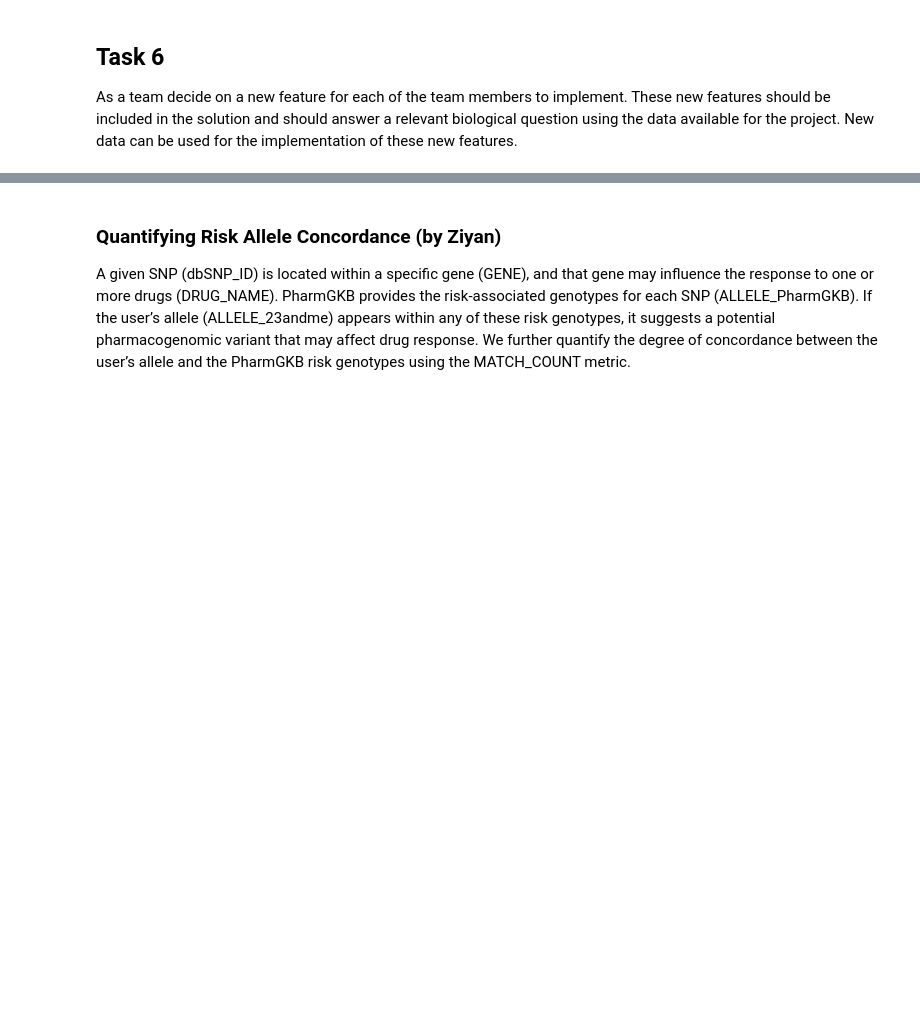
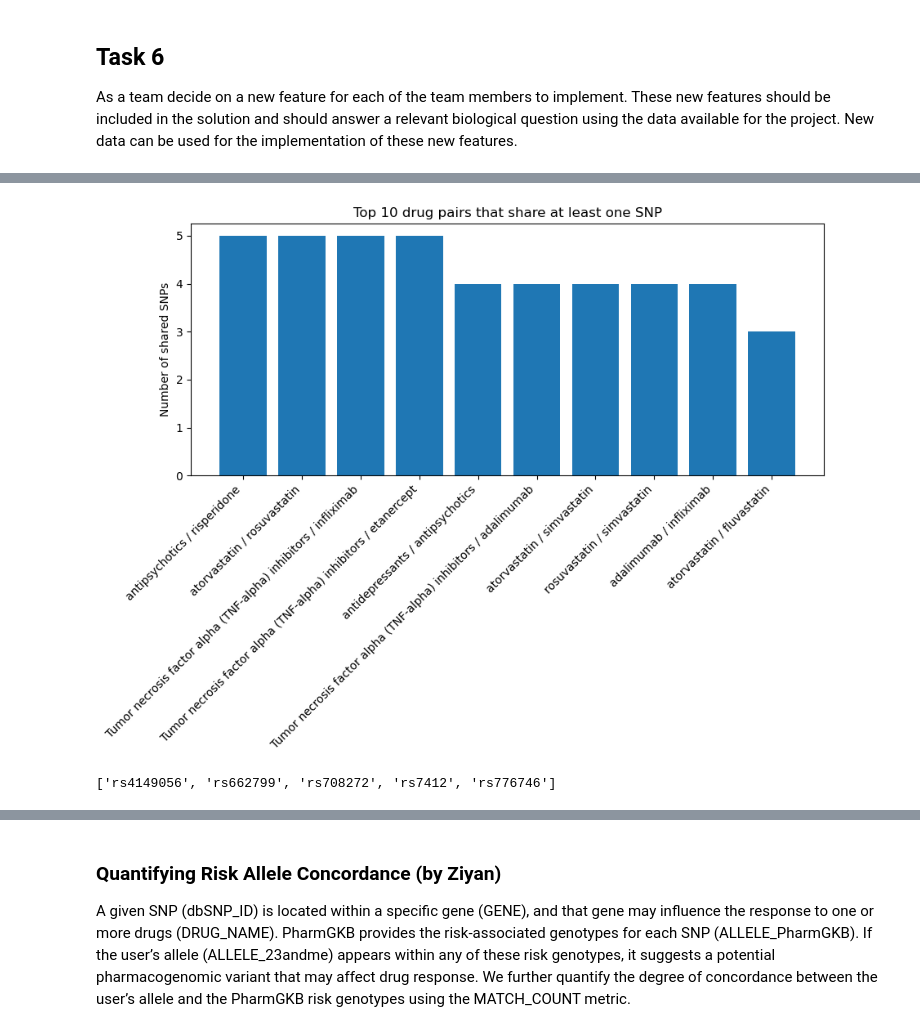
Before and after one commit to Vanishborn/bioinf575-project, a Jupyter notebook: Team15_Project1.ipynb, the cells around one changed output, grey strips where cells are left out. Cells and saved outputs as stored; diff of their text form; code cells hidden in the pictures; blank space fills up the shorter version.

```diff
--- a/Team15_Project1.ipynb
+++ b/Team15_Project1.ipynb
@@ -301,0 +351,28 @@ As a team decide on a new feature for each of the team members to implement. The
+# %%
+import matplotlib.pyplot as plt
+
+top_pairs = drug_pair_df.head(10)
+
+plt.figure(figsize=(10, 4))
+plt.bar(
+    [f"{r.DRUG_1} / {r.DRUG_2}" for _, r in top_pairs.iterrows()],
+    top_pairs["shared_snp_count"]
+)
+plt.xticks(rotation=45, ha="right")
+plt.ylabel("Number of shared SNPs")
+plt.title("Top 10 drug pairs that share at least one SNP")
+plt.show()
+# %% [output]
+[figure, added]
+# %%
+# Get SNPs shared by atorvastatin and rosuvastatin
+pair = ("atorvastatin", "rosuvastatin")
+
+shared = df[
+    df["DRUG_NAME"].isin(pair)
+].groupby("dbSNP_ID")["DRUG_NAME"].nunique()
+
+shared_snps = shared[shared == 2].index.tolist()
+print(shared_snps)
+# %% [output]
+['rs4149056', 'rs662799', 'rs708272', 'rs7412', 'rs776746']
```
Also changed, not shown: parts of 4 cells of this notebook.
